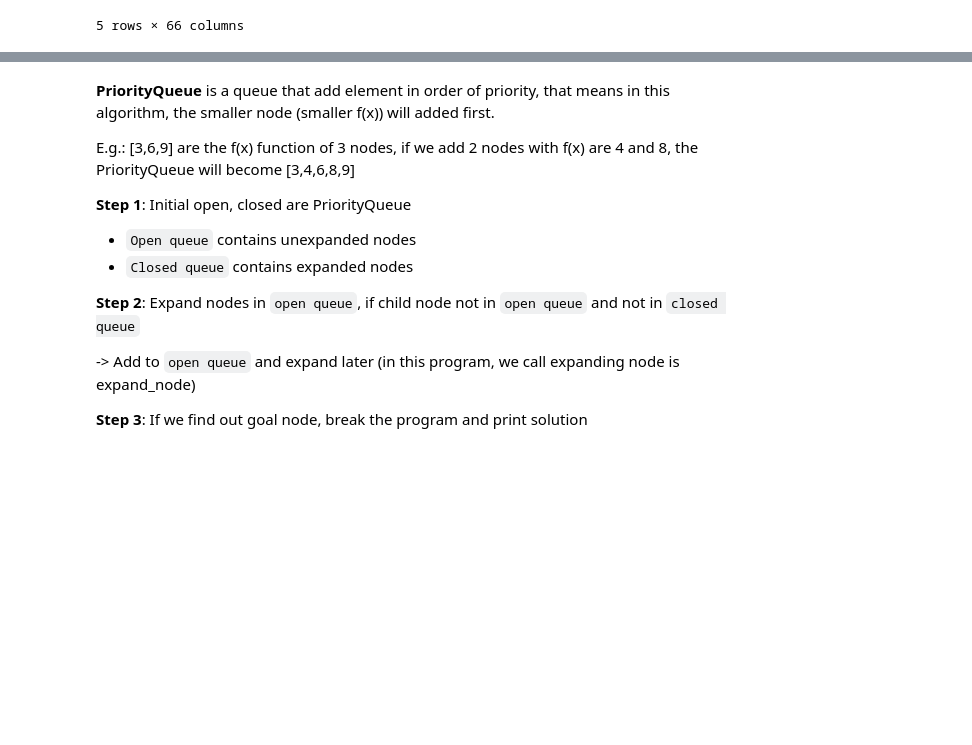
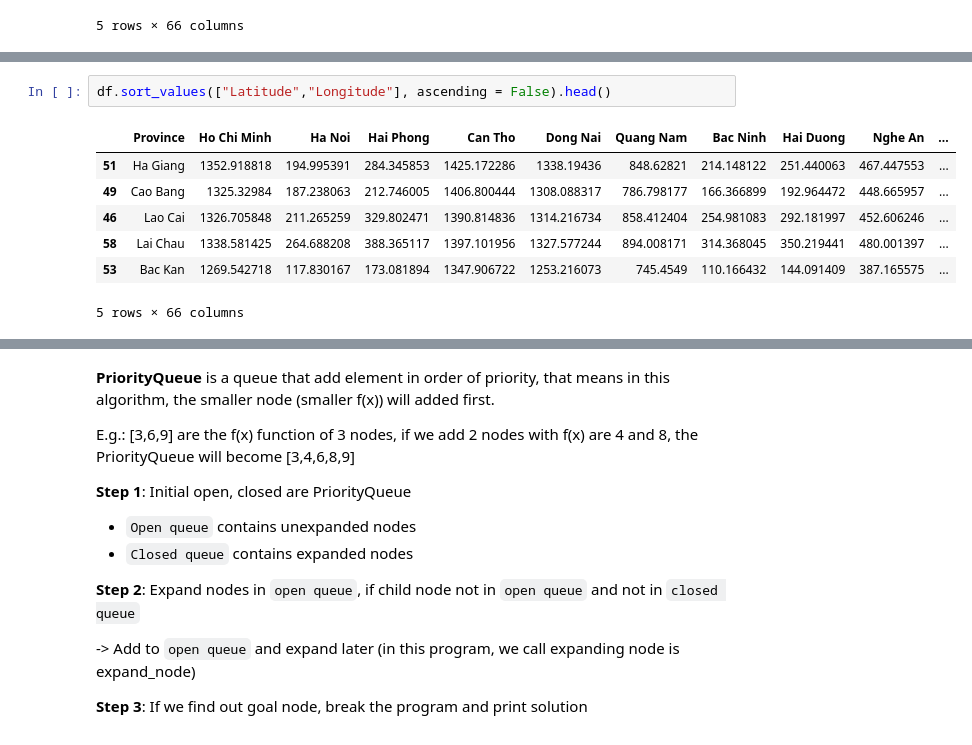
Before and after one commit to tuanlda78202/TP, a Jupyter notebook: Demo /A_star/3_FinalCode_tuanlda78202.ipynb, the cells around one changed output, grey strips where cells are left out. Cells and saved outputs as stored; diff of their text form; blank space fills up the shorter version.

```diff
--- a/Demo /A_star/3_FinalCode_tuanlda78202.ipynb
+++ b/Demo /A_star/3_FinalCode_tuanlda78202.ipynb
@@ -99,3 +109,13 @@ divide_region
 | 2 | Central of Vietnam | 15.8 | 19.90 | 103.00 | 110.00 | 130.0 |
 | 3 | Tay Nguyen | 10.9 | 15.13 | 103.00 | 110.00 | 150.0 |
 | 4 | Southern Vietnam | NaN | NaN | NaN | NaN | NaN |
+# %%
+df.sort_values(["Latitude","Longitude"], ascending = False).head()
+# %% [output]
+|  | Province | Ho Chi Minh | Ha Noi | Hai Phong | Can Tho | Dong Nai | Quang Nam | Bac Ninh | Hai Duong | Nghe An | ... |
+| 51 | Ha Giang | 1352.918818 | 194.995391 | 284.345853 | 1425.172286 | 1338.19436 | 848.62821 | 214.148122 | 251.440063 | 467.447553 | ... |
+| 49 | Cao Bang | 1325.32984 | 187.238063 | 212.746005 | 1406.800444 | 1308.088317 | 786.798177 | 166.366899 | 192.964472 | 448.665957 | ... |
+| 46 | Lao Cai | 1326.705848 | 211.265259 | 329.802471 | 1390.814836 | 1314.216734 | 858.412404 | 254.981083 | 292.181997 | 452.606246 | ... |
+| 58 | Lai Chau | 1338.581425 | 264.688208 | 388.365117 | 1397.101956 | 1327.577244 | 894.008171 | 314.368045 | 350.219441 | 480.001397 | ... |
+| 53 | Bac Kan | 1269.542718 | 117.830167 | 173.081894 | 1347.906722 | 1253.216073 | 745.4549 | 110.166432 | 144.091409 | 387.165575 | ... |
+5 rows × 66 columns
```
Also changed, not shown: parts of 17 cells of this notebook, 3 other files.
